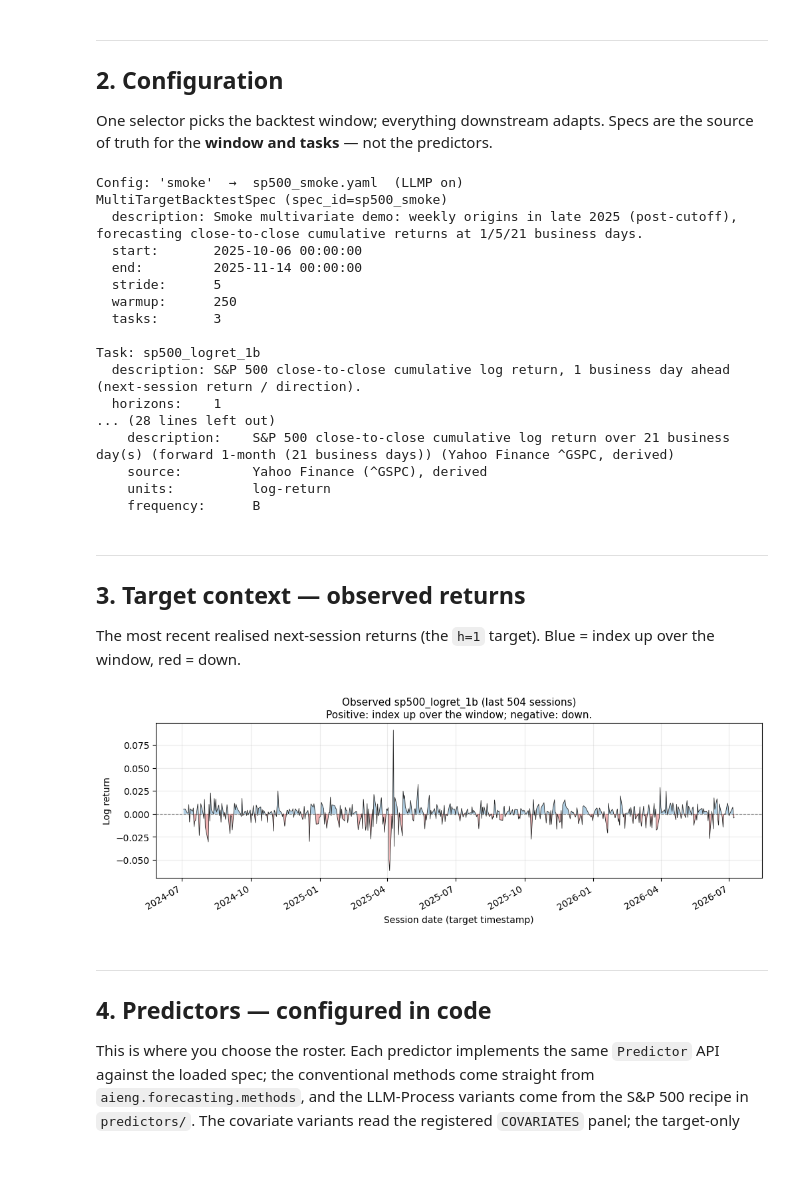
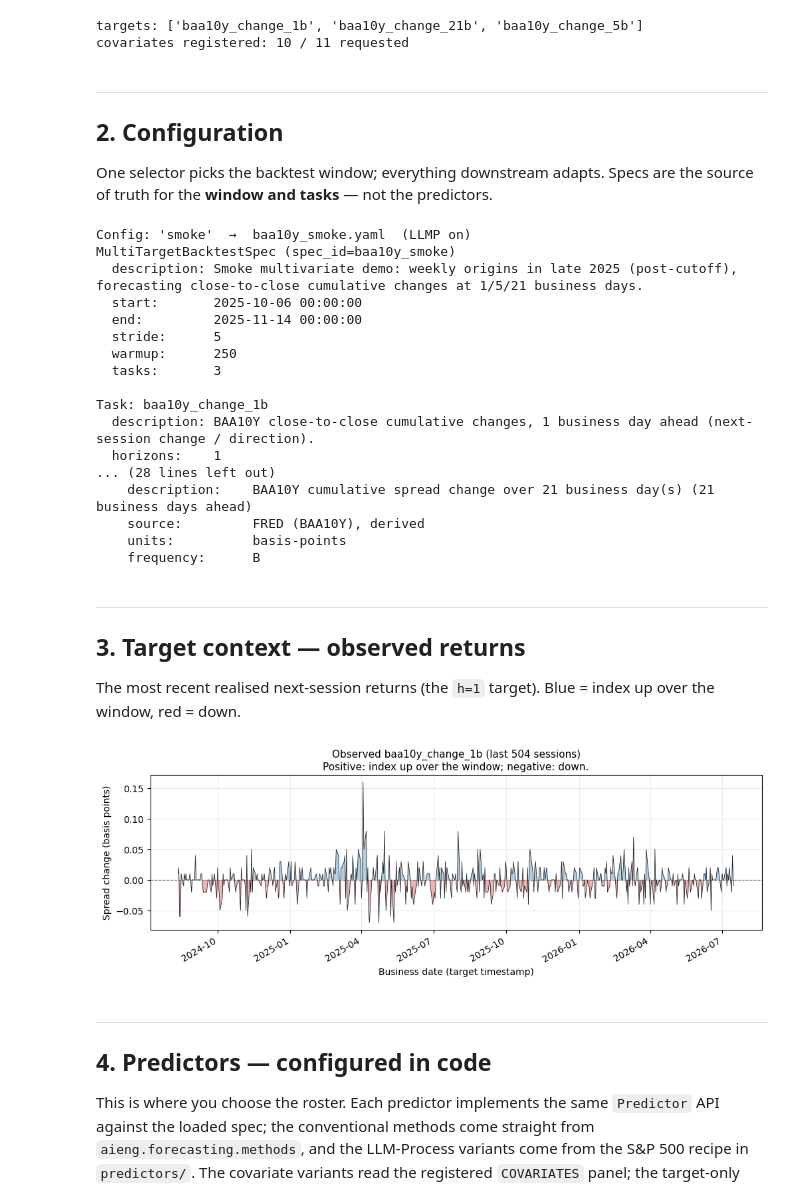
Before and after one commit to helloheyi/agentic-forecasting-c1-bmo-one, a Jupyter notebook: implementations/BAA10Y_forecasting/01_BAA10Y_multivariate_backtest.ipynb, the cells around one changed output. Cells and saved outputs as stored; diff of their text form; code cells hidden in the pictures; blank space fills up the shorter version.

```diff
--- a/implementations/BAA10Y_forecasting/01_BAA10Y_multivariate_backtest.ipynb
+++ b/implementations/BAA10Y_forecasting/01_BAA10Y_multivariate_backtest.ipynb
@@ -173,3 +166,28 @@ covariates registered: 10 / 11 requested
+# %%
+# Data environment (not part of any single experiment): how far back to load
+# price/covariate history, and whether to re-fetch caches from source.
+DATA_HISTORY_START = "2016-01-01"
+REFRESH_CACHE = False
+
+#
+
+svc = build_baa10y_multivariate_service(
+    windows=(1, 5, 21),
+    include_covariates=True,
+    covariate_series_ids=DEFAULT_COVARIATE_SERIES_IDS,
+    start=DATA_HISTORY_START,
+    refresh=REFRESH_CACHE,
+)
+
+# The covariate panel available to the with-covariates predictors below (an
+# optional FRED feed may be skipped, so filter to what actually registered).
+registered = set(svc.series_ids)
+COVARIATES = [c for c in DEFAULT_COVARIATE_SERIES_IDS if c in registered]
+print("targets:", sorted(s for s in registered if s.startswith("baa10y_change")))
+print(f"covariates registered: {len(COVARIATES)} / {len(DEFAULT_COVARIATE_SERIES_IDS)} requested")
+# %% [output]
+targets: ['baa10y_change_1b', 'baa10y_change_21b', 'baa10y_change_5b']
+covariates registered: 10 / 11 requested
 # %% [markdown]
 ---
 ## 2. Configuration
@@ -192,11 +210,11 @@ the source of truth for the **window and tasks** — not the predictors.
 EXPERIMENT_CONFIG = "smoke"
 
 _BACKTEST_SPEC_FILES = {
-    "smoke": "sp500_smoke.yaml",
-    "backtest_2025": "sp500_backtest_2025.yaml",
-    "stress_2020": "sp500_stress_2020.yaml",
+    "smoke": "baa10y_smoke.yaml",
+    "backtest_2025": "baa10y_backtest_2025.yaml",
+    "stress_2020": "baa10y_stress_2020.yaml",
 }
-_EVAL_SPEC_FILE = "sp500_eval_2026.yaml"
+_EVAL_SPEC_FILE = "baa10y_eval_2026.yaml"
 
 # 2020 is pre-cutoff → keep the LLM-Process out of the comparison (see Section 0).
 POST_CUTOFF = EXPERIMENT_CONFIG in {"smoke", "backtest_2025"}
@@ -210,22 +228,22 @@ print(
 )
 print(describe_spec(backtest_spec, data_service=svc))
 # %% [output]
-Config: 'smoke'  →  sp500_smoke.yaml  (LLMP on)
-MultiTargetBacktestSpec (spec_id=sp500_smoke)
-  description: Smoke multivariate demo: weekly origins in late 2025 (post-cutoff), forecasting close-to-close cumulative returns at 1/5/21 business days.
+Config: 'smoke'  →  baa10y_smoke.yaml  (LLMP on)
+MultiTargetBacktestSpec (spec_id=baa10y_smoke)
+  description: Smoke multivariate demo: weekly origins in late 2025 (post-cutoff), forecasting close-to-close cumulative changes at 1/5/21 business days.
   start:       2025-10-06 00:00:00
   end:         2025-11-14 00:00:00
   stride:      5
   warmup:      250
   tasks:       3
 
-Task: sp500_logret_1b
-  description: S&P 500 close-to-close cumulative log return, 1 business day ahead (next-session return / direction).
+Task: baa10y_change_1b
+  description: BAA10Y close-to-close cumulative changes, 1 business day ahead (next-session change / direction).
   horizons:    1
 ... (28 lines left out)
-    description:    S&P 500 close-to-close cumulative log return over 21 business day(s) (forward 1-month (21 business days)) (Yahoo Finance ^GSPC, derived)
-    source:         Yahoo Finance (^GSPC), derived
-    units:          log-return
+    description:    BAA10Y cumulative spread change over 21 business day(s) (21 business days ahead)
+    source:         FRED (BAA10Y), derived
+    units:          basis-points
     frequency:      B
 # %% [markdown]
 ---
@@ -234,10 +252,10 @@ Task: sp500_logret_1b
 The most recent realised next-session returns (the `h=1` target). Blue = index up
 over the window, red = down.
 # %%
-fig, _ = plot_sp500_log_return_recent(svc, n_trading_days=504)
+fig, _ = plot_baa10y_spread_change_recent(svc, n_trading_days=504)
 plt.show()
 # %% [output]
-[figure, old version]
+[figure, new version]
 # %% [markdown]
 ---
 ## 4. Predictors — configured in code
```
Also changed, not shown: parts of 11 cells of this notebook.
